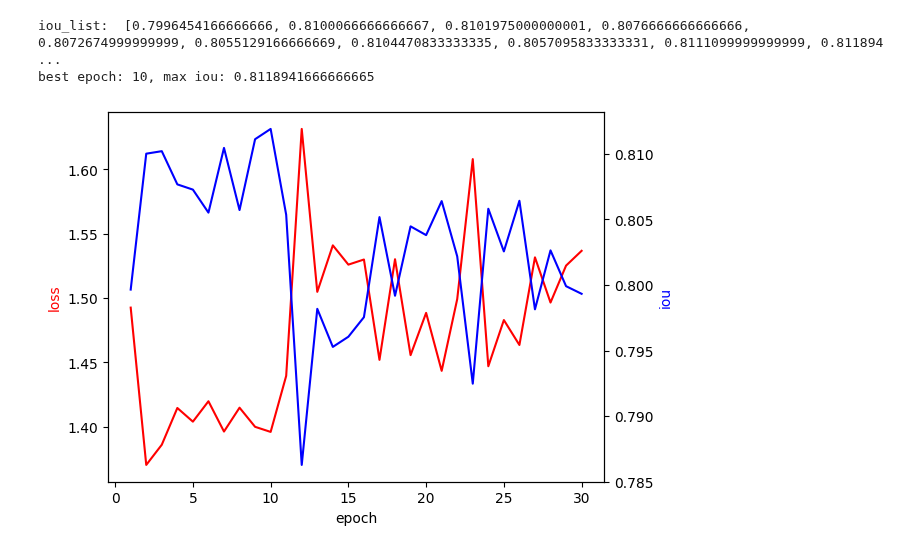
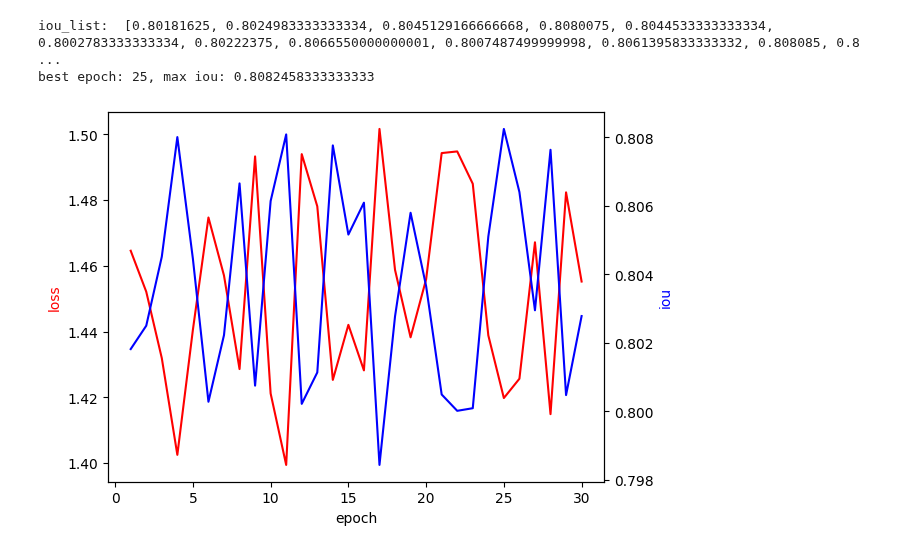
Before and after one commit to Leezed525/pytorch_cv_base, a Jupyter notebook: visualization/loss_visualization.ipynb, the cells around one changed output. Saved outputs shown, nothing was run; the diff lists cells and outputs as text; code cells hidden in the pictures.

```diff
--- a/visualization/loss_visualization.ipynb
+++ b/visualization/loss_visualization.ipynb
@@ -59,15 +59,13 @@ def read_loss_file(file_path, mode='train'):
 
 
 # loss_file_path = '/home/lzd/workspace/LeeNet/logs/LeeNet_plScore_OS_sigma_RGBT/result.log'
-# loss_file_path = '/home/lzd/workspace/LeeNet/logs/LeeNet_plScore_OS_sigma_RGBT/result_3path_4score_sota.log'
-# loss_file_path = '/home/lzd/workspace/LeeNet/logs/LeeNet_plScore_OS_sigma_RGBT/result_2path_4score.log'
-# loss_file_path = '/home/lzd/workspace/LeeNet/logs/LeeNet_plScore_OS_sigma_RGBT/result_20240715sota.log'
-# loss_file_path = '/home/lzd/workspace/LeeNet/logs/LeeNet_plScore_OS_sigma_RGBT/result_2path_adapter_dropkey.log'
+# loss_file_path = '/home/lzd/workspace/LeeNet/logs/LeeNet_plScore_OS_sigma_RGBT/result_0725sota.log'
 
-loss_file_path = '/home/lzd/workspace/LeeNet/logs/LeeNet_plScore_OS_sigma_RGBD/result.log'
-# loss_file_path = '/home/lzd/workspace/LeeNet/logs/LeeNet_plScore_OS_sigma_RGBD/result_2path_adapter_dropkey.log'
+# loss_file_path = '/home/lzd/workspace/LeeNet/logs/LeeNet_plScore_OS_sigma_RGBD/result.log'
+# loss_file_path = '/home/lzd/workspace/LeeNet/logs/LeeNet_plScore_OS_sigma_RGBD/result_0725sota.log'
 
-# loss_file_path = '/home/lzd/workspace/LeeNet/logs/LeeNet_plScore_OS_sigma_RGBE/result.log'
+loss_file_path = '/home/lzd/workspace/LeeNet/logs/LeeNet_plScore_OS_sigma_RGBE/result.log'
+# loss_file_path = '/home/lzd/workspace/LeeNet/logs/LeeNet_plScore_OS_sigma_RGBE/result_0725sota.log'
 # loss_file_path = '/home/lzd/workspace/LeeNet/logs/LeeNet_plScore_OS_sigma_RGBE/result_2path_4score.log'
 # loss_file_path = '/home/lzd/workspace/LeeNet/logs/LeeNet_plScore_OS_sigma_RGBE/result_3path_4score_no_norm.log'
 # loss_file_path = '/home/lzd/workspace/LeeNet/logs/LeeNet_plScore_OS_sigma_RGBE/result_3path_4score_modal_norm.log'
@@ -89,33 +87,33 @@ for epoch, loss_iou in info.items():
     iou_sum = 0
     for loss, iou in loss_iou:
         num += 1
         loss_sum += loss
         iou_sum += iou
     avg_loss = loss_sum / num
     avg_iou = iou_sum / num
     if avg_iou > max_iou:
         max_iou = avg_iou
         best_epoch = epoch
     loss_list.append(loss_sum / num)
     iou_list.append(iou_sum / num)
 end_epoch = len(loss_list) if end_epoch == 0 else end_epoch
 loss_list, iou_list = loss_list[start_epoch:end_epoch], iou_list[start_epoch:end_epoch]
 
 print("iou_list: ", iou_list)
 
 print(f"best epoch: {best_epoch}, max iou: {max_iou}")
 
 # 放大画布
 # 分两个画布绘制
 fig, ax1 = plt.subplots()
 ax2 = ax1.twinx()
 ax1.plot(range(start_epoch + 1, end_epoch + 1), loss_list, 'r-')
 ax2.plot(range(start_epoch + 1, end_epoch + 1), iou_list, 'b-')
 ax1.set_xlabel('epoch')
 ax1.set_ylabel('loss', color='r')
 ax2.set_ylabel('iou', color='b')
 plt.show()
 # %% [output]
-iou_list:  [0.7996454166666666, 0.8100066666666667, 0.8101975000000001, 0.8076666666666666, 0.8072674999999999, 0.8055129166666669, 0.8104470833333335, 0.8057095833333331, 0.8111099999999999, 0.811894 ...
-best epoch: 10, max iou: 0.8118941666666665
+iou_list:  [0.80181625, 0.8024983333333334, 0.8045129166666668, 0.8080075, 0.8044533333333334, 0.8002783333333334, 0.80222375, 0.8066550000000001, 0.8007487499999998, 0.8061395833333332, 0.808085, 0.8 ...
+best epoch: 25, max iou: 0.8082458333333333
-[figure, old version]
+[figure, new version]
```
Also changed, not shown: 5 other files.
